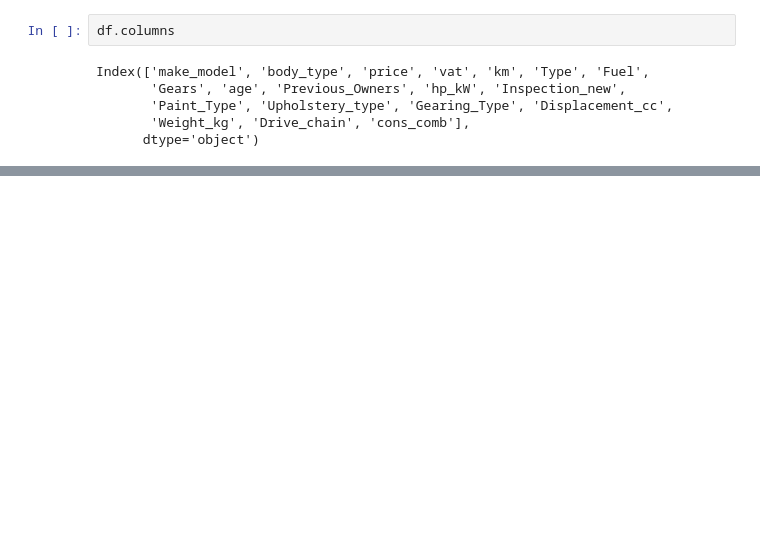
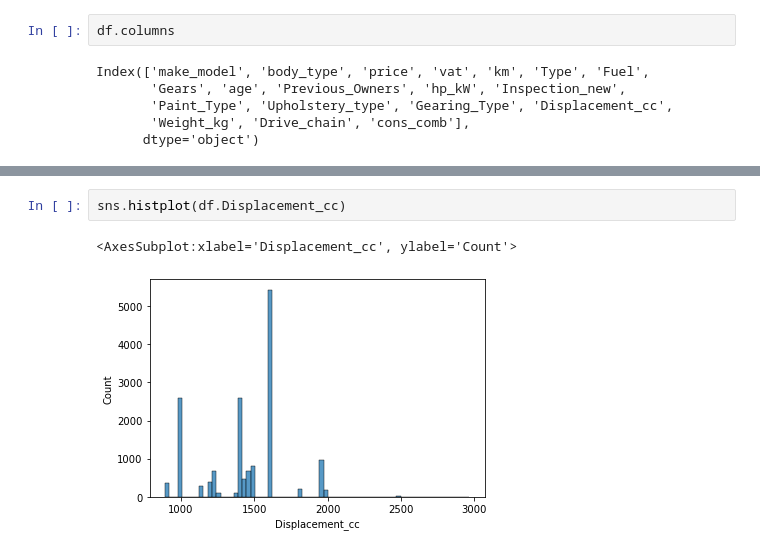
Before and after one commit to gulchinzh/Data-Science-Project, a Jupyter notebook: Final scout not dummy1.ipynb, the cells around one changed output, grey strips where cells are left out. Cells and saved outputs as stored; diff of their text form; blank space fills up the shorter version.

```diff
--- a/Final scout not dummy1.ipynb
+++ b/Final scout not dummy1.ipynb
@@ -243,0 +329,5 @@ Index(['make_model', 'body_type', 'price', 'vat', 'km', 'Type', 'Fuel',
+# %%
+sns.histplot(df.Displacement_cc)
+# %% [output]
+<AxesSubplot:xlabel='Displacement_cc', ylabel='Count'>
+[figure, added]
```
Also changed, not shown: parts of 43 cells of this notebook.
